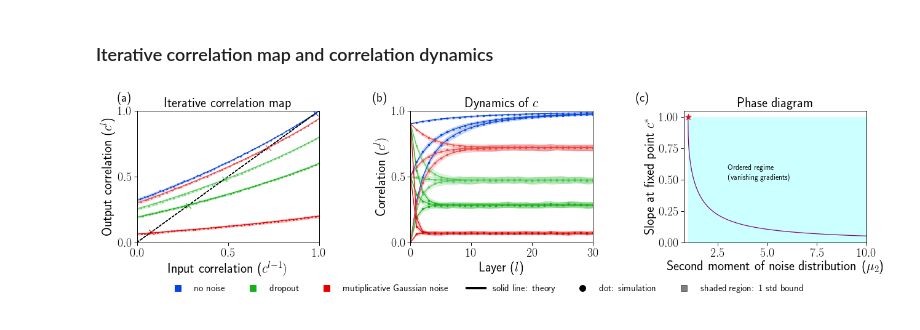
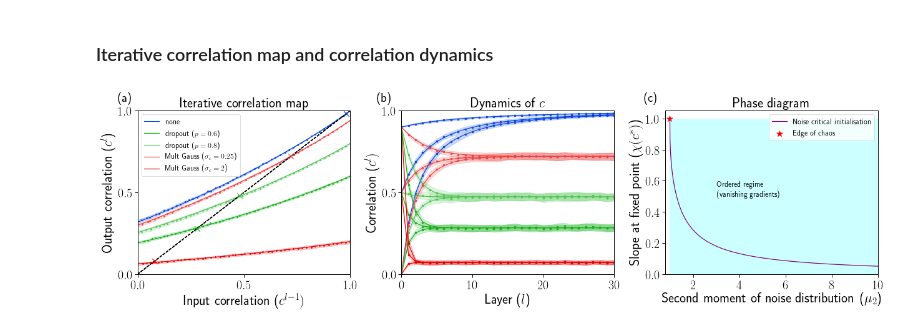
Before and after one commit to ElanVB/noisy_signal_prop, a Jupyter notebook: Figure_3.ipynb, the cells around one changed output. Cells and saved outputs as stored; diff of their text form; code cells hidden in the pictures.

Commit message:
Fix figure 3

```diff
--- a/Figure_3.ipynb
+++ b/Figure_3.ipynb
@@ -125,14 +125,12 @@ for test, attr in zip(test_data, tests):
                 label = ""
 
                 try:
-                    label = "$\sigma_\epsilon = $ " + str(dist['std'])
+                    label = "Mult Gauss ($\sigma_\epsilon = {}$) ".format(str(dist['std']))
                 except:
                     try:
-                        label ="$p = $ " + str(dist['prob_1'])
+                        label ="dropout ($p = {}$)".format(str(dist['prob_1']))
                     except:
-                        pass
-                    # except:
-                    #     label = dist_name
+                        label = dist['dist']
 
                 ############################################################
                 # left
@@ -154,7 +152,6 @@ for test, attr in zip(test_data, tests):
                 ax1.plot((0, 1), (0, 1), '--', color='k', zorder=900)
                 ax1.set_xlim(0, 1)
                 ax1.set_ylim(0, 1)
-                # ax3.axis('tight')
 
                 ax1.scatter(cstars[0, 0], cstars[0, 0], s=75, marker= 'x', c=pal[col_i][shade_i], zorder=999, alpha=1.0, clip_on=False)
 
@@ -182,6 +179,7 @@ ax1.set_xticks([0, 0.5, 1.0])
 ax1.set_yticks([0, 0.5, 1.0])
 ax1.set_xlabel('Input correlation ($c^{l-1})$')
 ax1.set_ylabel('Output correlation ($c^{l}$)')
+ax1.legend(prop={'size': 12})
 
 ax2.set_xlabel('Layer ($l$)')
 ax2.set_ylabel('Correlation ($c^{l})$')
@@ -189,60 +187,35 @@ ax2.set_title('Dynamics of $c$')
 ax2.set_yticks([0, 0.5, 1])
 ax2.set_ylim(0, 1)
 ax2.set_xlim(0, correlations.shape[-1] - 1)
-# plt.show()
 
 rates = np.linspace(0.1, 1, 100)
 mu2s = 1/rates
 fps = []
 fp_slopes = []
 for p in rates:
     mu2 = 1/p
     fpoint = fixed_point(c_map, p, p*2, mu2)
     fps.append(fpoint)
 
     slope = c_map_slope(fpoint, p*2)
     fp_slopes.append(slope)
 
 ax3.plot(mu2s, fp_slopes, c='purple', label="Noise critical initialisation")
 ax3.set_xlabel("Second moment of noise distribution ($\mu_2$)")
-ax3.set_ylabel("Slope at fixed point $c^*$")
+ax3.set_ylabel("Slope at fixed point ($\\chi (c^*)$)")
 ax3.scatter(1, 1, c="red", marker='*', label='Edge of chaos', s=100)
 ax3.fill_between(mu2s, 0, 1, facecolor='cyan', alpha=0.2)
 ax3.text(3, 0.5, 'Ordered regime \n (vanishing gradients)', fontsize=12)
-ax3.legend(prop={'size': 15})
+ax3.legend(prop={'size': 12})
 ax3.set_xlim(0.8, 10)
 ax3.set_ylim(0, 1.05)
 ax3.set_title('Phase diagram')
 
 fig.text(0.03, 0.95, "(a)", fontsize=20)
 fig.text(0.35, 0.95, "(b)", fontsize=20)
 fig.text(0.68, 0.95, "(c)", fontsize=20)
 
-legend_elements = [
-    mlines.Line2D([], [], color=pal[0, 6], linewidth=0, marker="s", markersize=10),
-    mlines.Line2D([], [], color=pal[1, 6], linewidth=0, marker="s", markersize=10),
-    mlines.Line2D([], [], color=pal[3, 6], linewidth=0, marker="s", markersize=10),
-    mlines.Line2D([], [], color='black', linewidth=4.0),
-    mlines.Line2D([], [], marker='o', linestyle='', color='black', markersize=10),
-    mlines.Line2D([], [], color="black", linewidth=0, marker="s", markersize=10, alpha=0.5)
-]
-
-legend_element_text = [
-    "no noise",
-    "dropout",
-    "mutiplicative Gaussian noise",
-    "solid line: theory",
-    "dot: simulation",
-    "shaded region: 1 std bound"
-]
-
-lgd = plt.legend(
-    legend_elements, legend_element_text, bbox_to_anchor=(0.7, -0.25),
-    fancybox=False, frameon=False, ncol=len(legend_elements),
-    prop={'size': 15}
-)
-
 plt.gcf().tight_layout()
-plt.savefig("correlation.pdf", bbox_extra_artists=(lgd,), bbox_inches='tight')
+plt.savefig("correlation.pdf")
 # %% [output]
-[figure, old version]
+[figure, new version]
```
